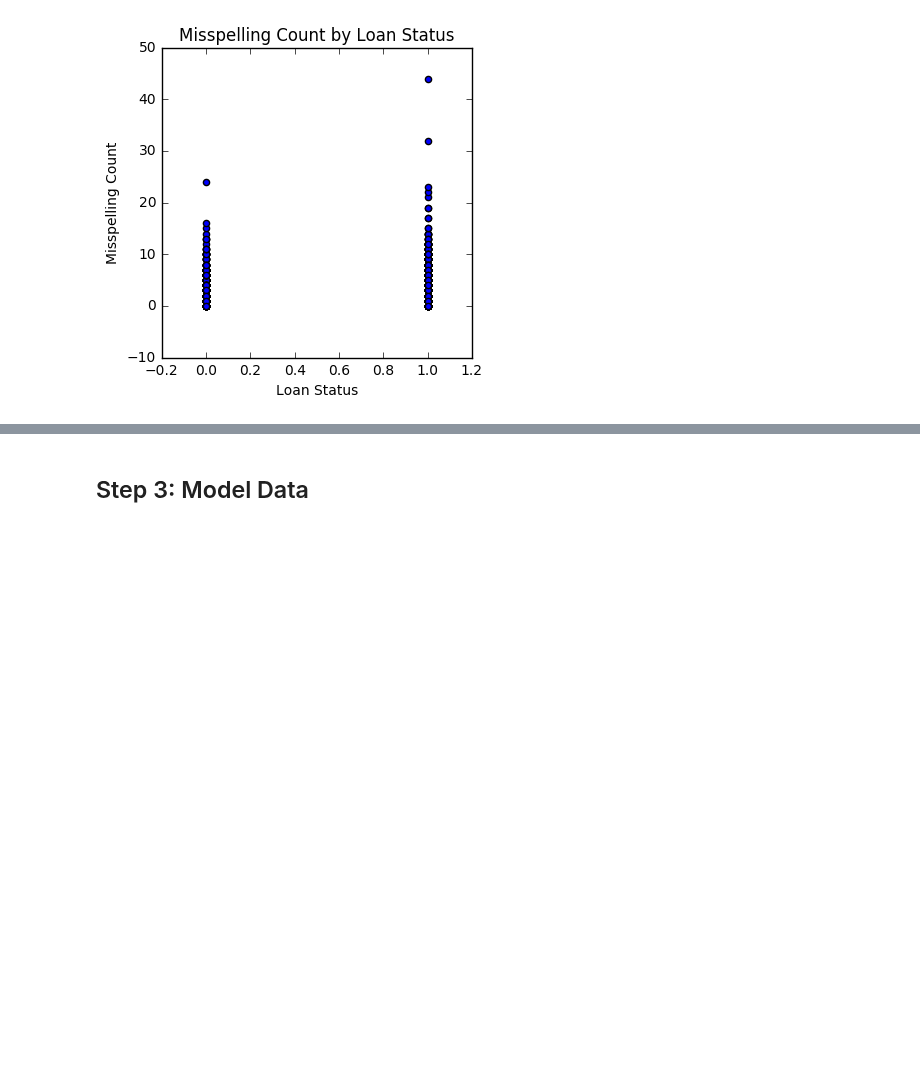
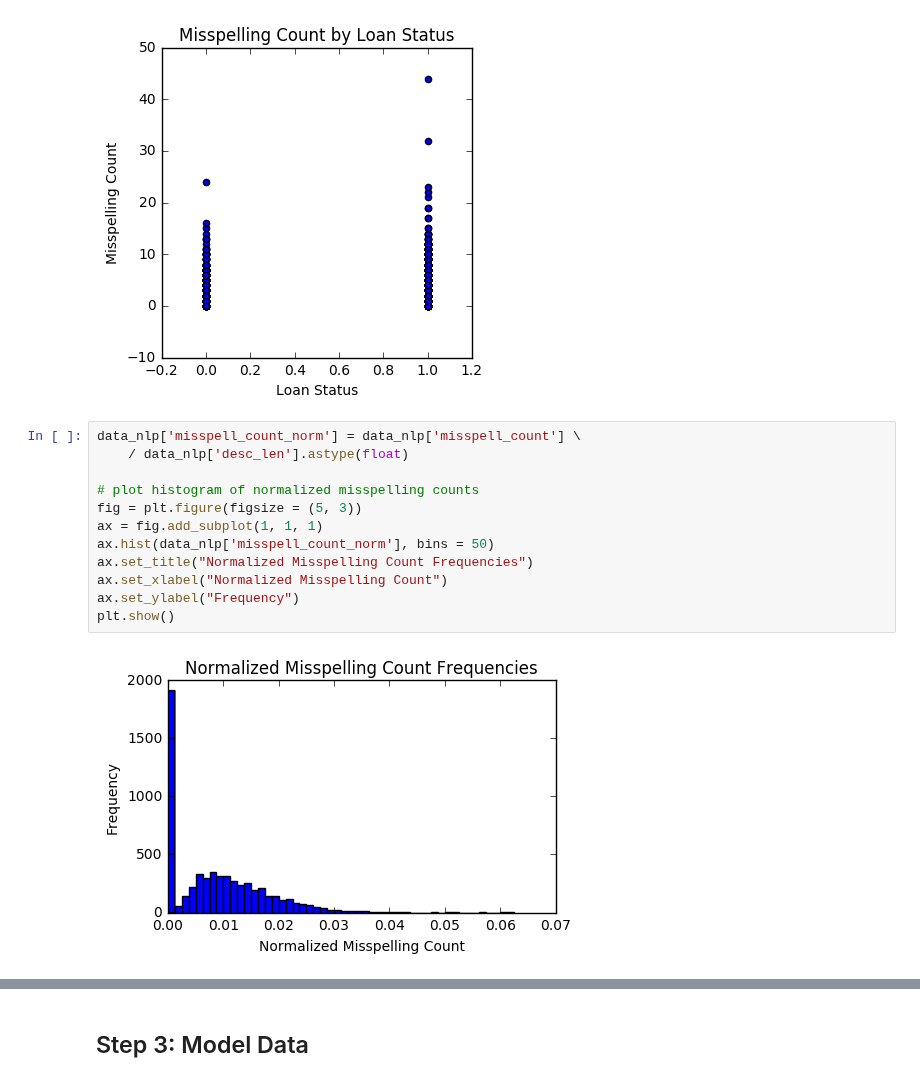
Before and after one commit to dmodjeska/cs109a, a Jupyter notebook: DKM_Project_WIP.ipynb, the cells around one changed output, grey strips where cells are left out. Drawn from its saved outputs; the diff is of its cells as text; blank space fills up the shorter version.

```diff
--- a/DKM_Project_WIP.ipynb
+++ b/DKM_Project_WIP.ipynb
@@ -635,3 +635,17 @@ ax1.set_ylabel("Misspelling Count")
 plt.show()
 # %% [output]
 [figure]
+# %%
+data_nlp['misspell_count_norm'] = data_nlp['misspell_count'] \
+    / data_nlp['desc_len'].astype(float)
+
+# plot histogram of normalized misspelling counts
+fig = plt.figure(figsize = (5, 3))
+ax = fig.add_subplot(1, 1, 1)
+ax.hist(data_nlp['misspell_count_norm'], bins = 50)
+ax.set_title("Normalized Misspelling Count Frequencies")
+ax.set_xlabel("Normalized Misspelling Count")
+ax.set_ylabel("Frequency")
+plt.show()
+# %% [output]
+[figure, added]
```
Also changed, not shown: parts of 5 cells of this notebook.
